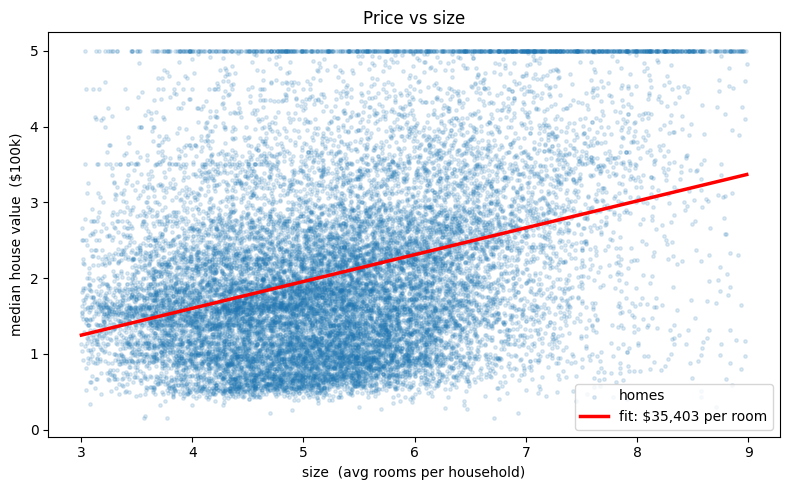
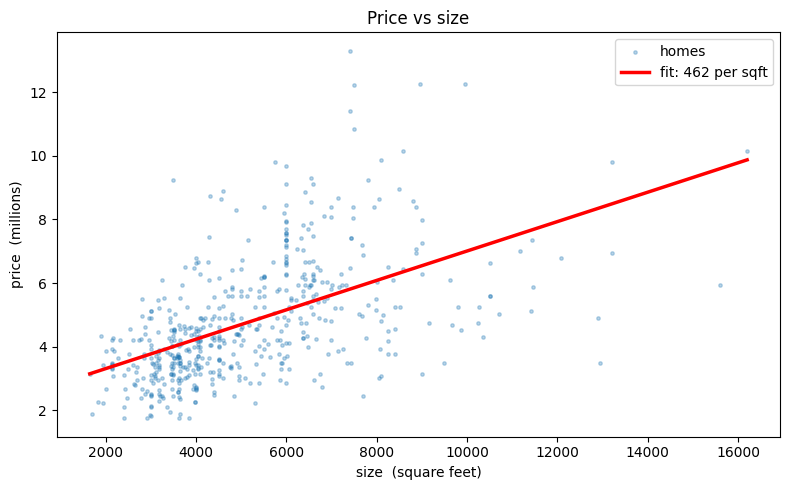
The notebook cell's code change between the first figure and the second:
--- before
+++ after
@@ -1,17 +1,17 @@
 # Price vs size, with the fitted line overlaid.
-# Plot in real units (rooms, $): map a size range through the same standardization.
+# Plot in real units (sqft, price): map a size range through the same standardization.
 size_line = np.linspace(size.min(), size.max(), 100)
 x_line    = (size_line - size_mu) / size_sigma
-price_line = w_opt * x_line + b_opt          # prediction in $100k
+price_line = w_opt * x_line + b_opt          # prediction in millions
 
-# slope back in real-world units: dollars per extra average room
-dollars_per_room = w_opt / size_sigma * 100_000
+# slope back in real-world units: price per extra square foot
+price_per_sqft = w_opt / size_sigma * 1e6
 
 fig, ax = plt.subplots(figsize=(8, 5))
-ax.scatter(size, price, s=6, alpha=0.15, c="tab:blue", label="homes")
+ax.scatter(size, price, s=6, alpha=0.3, c="tab:blue", label="homes")
 ax.plot(size_line, price_line, c="red", lw=2.5,
-        label=f"fit: ${dollars_per_room:,.0f} per room")
-ax.set_xlabel("size  (avg rooms per household)")
-ax.set_ylabel("median house value  ($100k)")
+        label=f"fit: {price_per_sqft:,.0f} per sqft")
+ax.set_xlabel("size  (square feet)")
+ax.set_ylabel("price  (millions)")
 ax.set_title("Price vs size")
 ax.legend()

Commit: different dataset